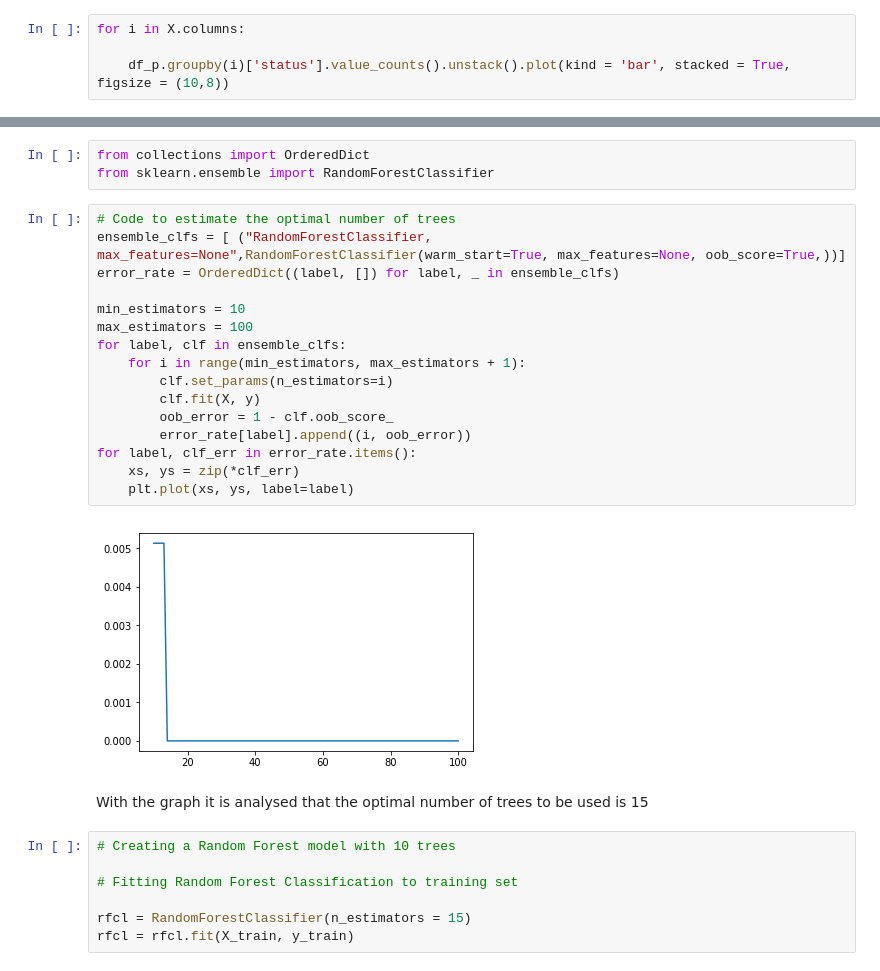
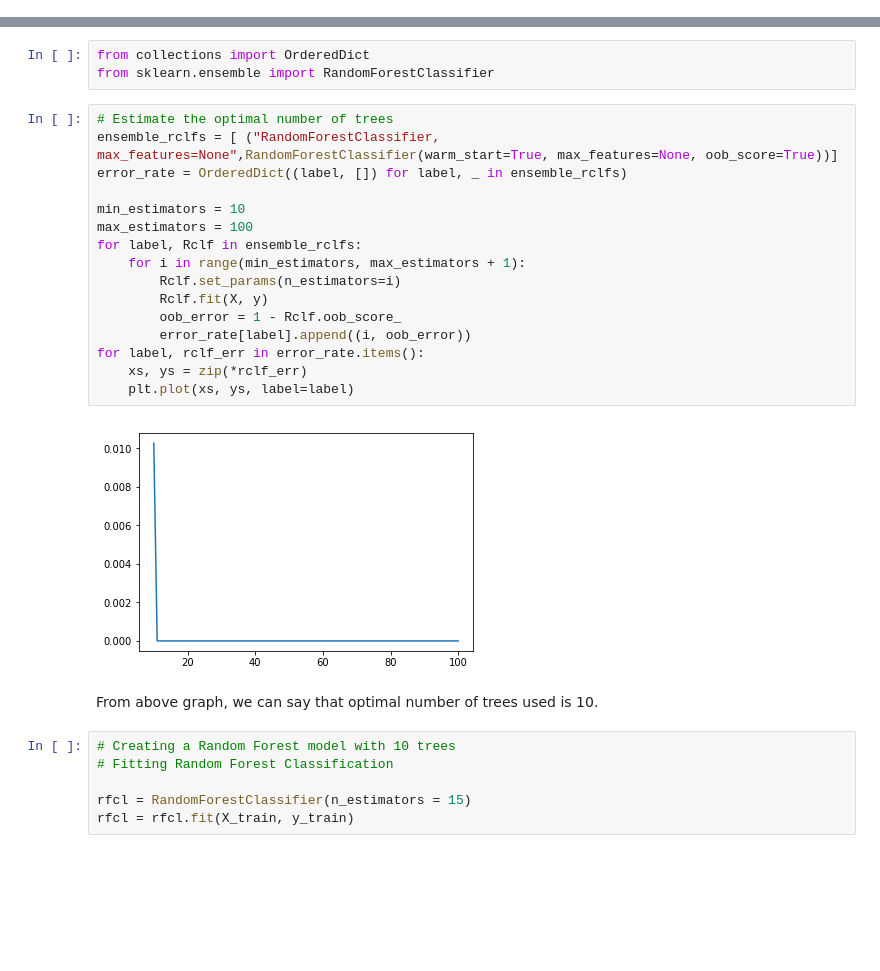
Before and after one commit to GreatLearningAIML1/aiml-ml-hyd-apr-19-batch-RahulLoha, a Jupyter notebook: Ensemble_Techniques_R4_Project1_ParkinsonDisease_RahulLoha.ipynb, the cells around one changed output, grey strips where cells are left out. Drawn from its saved outputs; the diff is of its cells as text; blank space fills up the shorter version.

```diff
--- a/Ensemble_Techniques_R4_Project1_ParkinsonDisease_RahulLoha.ipynb
+++ b/Ensemble_Techniques_R4_Project1_ParkinsonDisease_RahulLoha.ipynb
@@ -215,4 +207,0 @@ sns.pairplot(df_p, diag_kind='kde')
-# %%
-for i in X.columns:
-
-    df_p.groupby(i)['status'].value_counts().unstack().plot(kind = 'bar', stacked = True, figsize = (10,8))
@@ -564,29 +537,28 @@ export_graphviz(estimator_limited,
 from collections import OrderedDict
 from sklearn.ensemble import RandomForestClassifier
 # %%
-# Code to estimate the optimal number of trees
-ensemble_clfs = [ ("RandomForestClassifier, max_features=None",RandomForestClassifier(warm_start=True, max_features=None, oob_score=True,))]
-error_rate = OrderedDict((label, []) for label, _ in ensemble_clfs)
+# Estimate the optimal number of trees
+ensemble_rclfs = [ ("RandomForestClassifier, max_features=None",RandomForestClassifier(warm_start=True, max_features=None, oob_score=True))]
+error_rate = OrderedDict((label, []) for label, _ in ensemble_rclfs)
 
 min_estimators = 10
 max_estimators = 100
-for label, clf in ensemble_clfs:
+for label, Rclf in ensemble_rclfs:
     for i in range(min_estimators, max_estimators + 1):
-        clf.set_params(n_estimators=i)
-        clf.fit(X, y)
-        oob_error = 1 - clf.oob_score_
+        Rclf.set_params(n_estimators=i)
+        Rclf.fit(X, y)
+        oob_error = 1 - Rclf.oob_score_
         error_rate[label].append((i, oob_error))
-for label, clf_err in error_rate.items():
-    xs, ys = zip(*clf_err)
+for label, rclf_err in error_rate.items():
+    xs, ys = zip(*rclf_err)
     plt.plot(xs, ys, label=label)
 # %% [output]
-[figure, old version]
+[figure, new version]
 # %% [markdown]
-With the graph it is analysed that the optimal number of trees to be used is 15
+From above graph, we can say that optimal number of trees used is 10.
 # %%
 # Creating a Random Forest model with 10 trees
-
-# Fitting Random Forest Classification to training set
+# Fitting Random Forest Classification
 
 rfcl = RandomForestClassifier(n_estimators = 15)
 rfcl = rfcl.fit(X_train, y_train)
```
Also changed, not shown: parts of 46 cells of this notebook.
